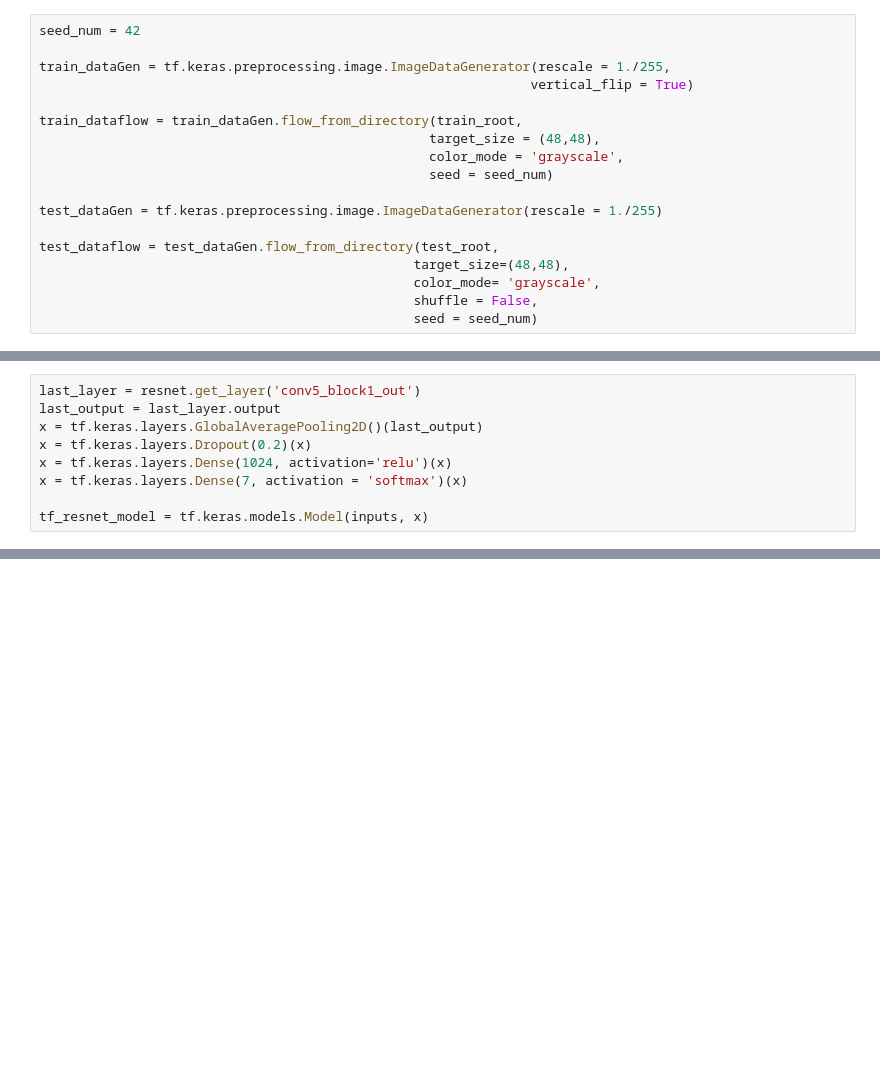
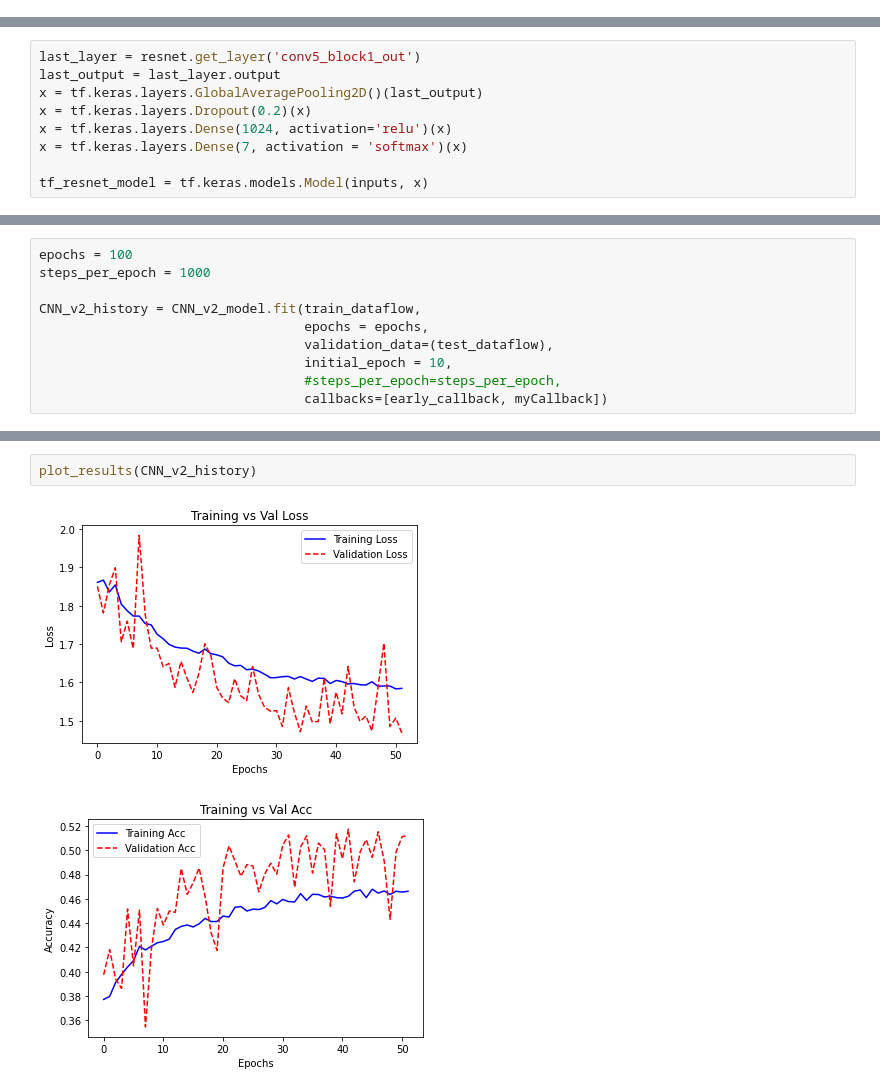
Before and after one commit to ChngYuanLongRandy/metamo, a Jupyter notebook: CNN_model.ipynb, the cells around one changed output, grey strips where cells are left out. Drawn from its saved outputs; the diff is of its cells as text; blank space fills up the shorter version.

```diff
--- a/CNN_model.ipynb
+++ b/CNN_model.ipynb
@@ -248,18 +315,0 @@ tl_Incept_model.compile(loss = 'categorical_crossentropy' ,
-# %%
-seed_num = 42
-
-train_dataGen = tf.keras.preprocessing.image.ImageDataGenerator(rescale = 1./255,
-                                                               vertical_flip = True)
-
-train_dataflow = train_dataGen.flow_from_directory(train_root,
-                                                  target_size = (48,48),
-                                                  color_mode = 'grayscale',
-                                                  seed = seed_num)
-
-test_dataGen = tf.keras.preprocessing.image.ImageDataGenerator(rescale = 1./255)
-
-test_dataflow = test_dataGen.flow_from_directory(test_root,
-                                                target_size=(48,48),
-                                                color_mode= 'grayscale',
-                                                shuffle = False,
-                                                seed = seed_num)
@@ -432,0 +535,10 @@ print(classification_report(y_test, predictions, target_names = emotions))
+# %%
+epochs = 100
+steps_per_epoch = 1000
+
+CNN_v2_history = CNN_v2_model.fit(train_dataflow,
+                                  epochs = epochs,
+                                  validation_data=(test_dataflow),
+                                  initial_epoch = 10,
+                                  #steps_per_epoch=steps_per_epoch,
+                                  callbacks=[early_callback, myCallback])
@@ -432,0 +563,5 @@ print(classification_report(y_test, predictions, target_names = emotions))
+# %%
+plot_results(CNN_v2_history)
+# %% [output]
+[figure, added]
+[figure, added]
```
Also changed, not shown: parts of 142 cells of this notebook, 3 other files.
